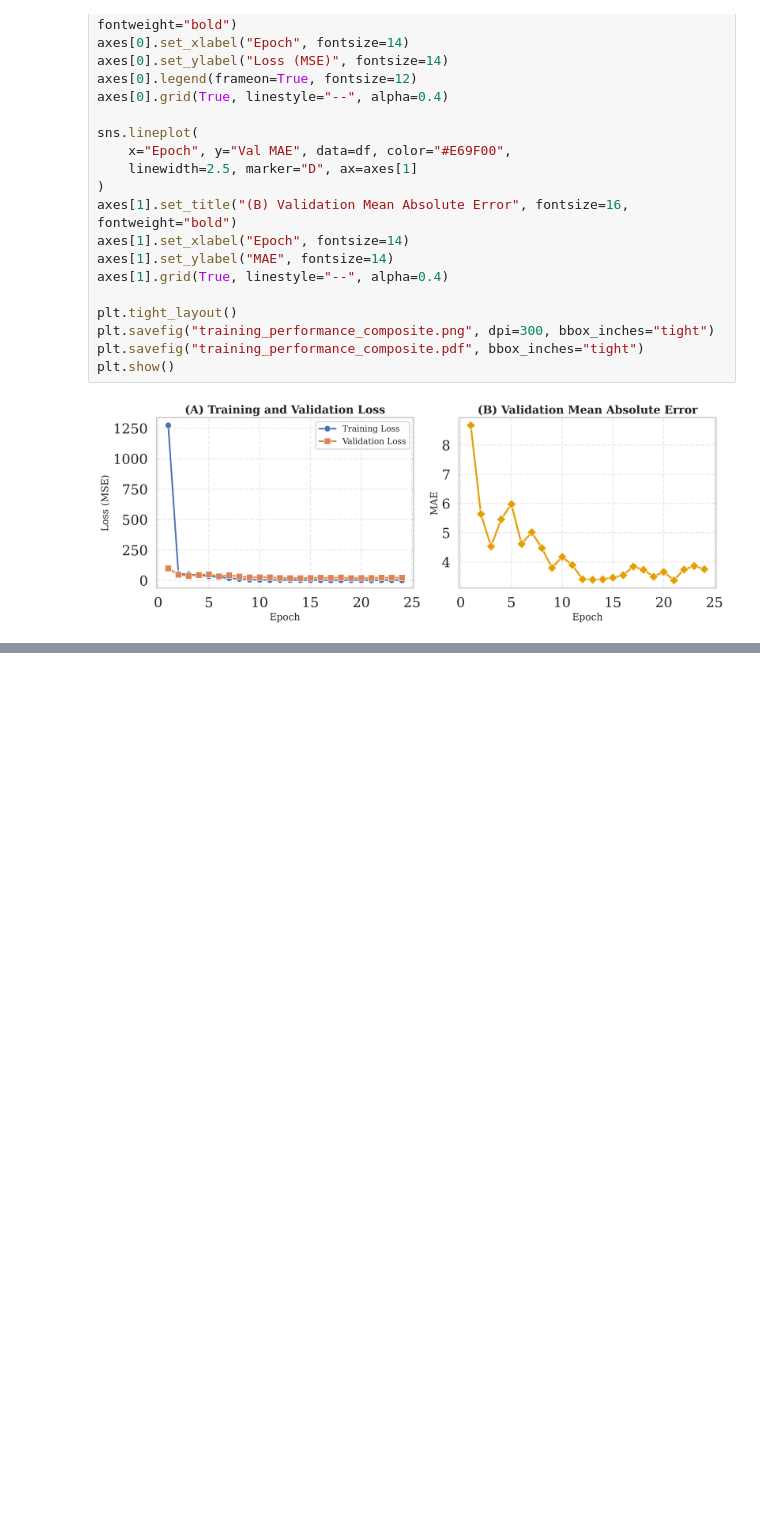
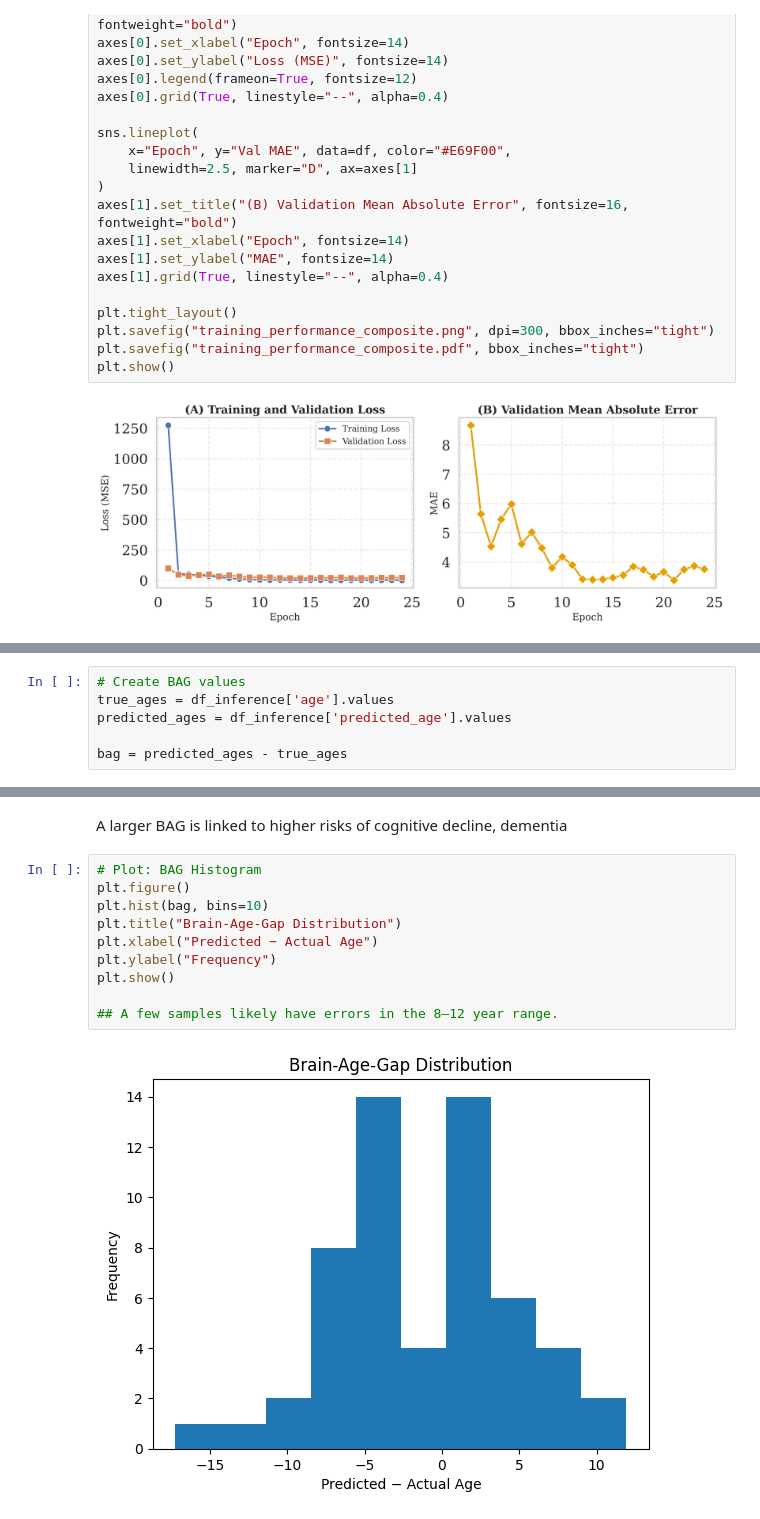
Before and after one commit to Dr-andai/oasis_resnet, a Jupyter notebook: notebooks/results.ipynb, the cells around one changed output, grey strips where cells are left out. Saved outputs shown, nothing was run; the diff lists cells and outputs as text; blank space fills up the shorter version.

```diff
--- a/notebooks/results.ipynb
+++ b/notebooks/results.ipynb
@@ -54,0 +52,6 @@ predicted_ages = df_inference['predicted_age'].values
+# %%
+# Create BAG values
+true_ages = df_inference['age'].values
+predicted_ages = df_inference['predicted_age'].values
+
+bag = predicted_ages - true_ages
@@ -54,0 +71,14 @@ predicted_ages = df_inference['predicted_age'].values
+# %% [markdown]
+A larger BAG is linked to higher risks of cognitive decline, dementia
+# %%
+# Plot: BAG Histogram
+plt.figure()
+plt.hist(bag, bins=10)
+plt.title("Brain-Age-Gap Distribution")
+plt.xlabel("Predicted − Actual Age")
+plt.ylabel("Frequency")
+plt.show()
+
+## A few samples likely have errors in the 8–12 year range.
+# %% [output]
+[figure, added]
```
Also changed, not shown: parts of 7 cells of this notebook, 14 other files.
